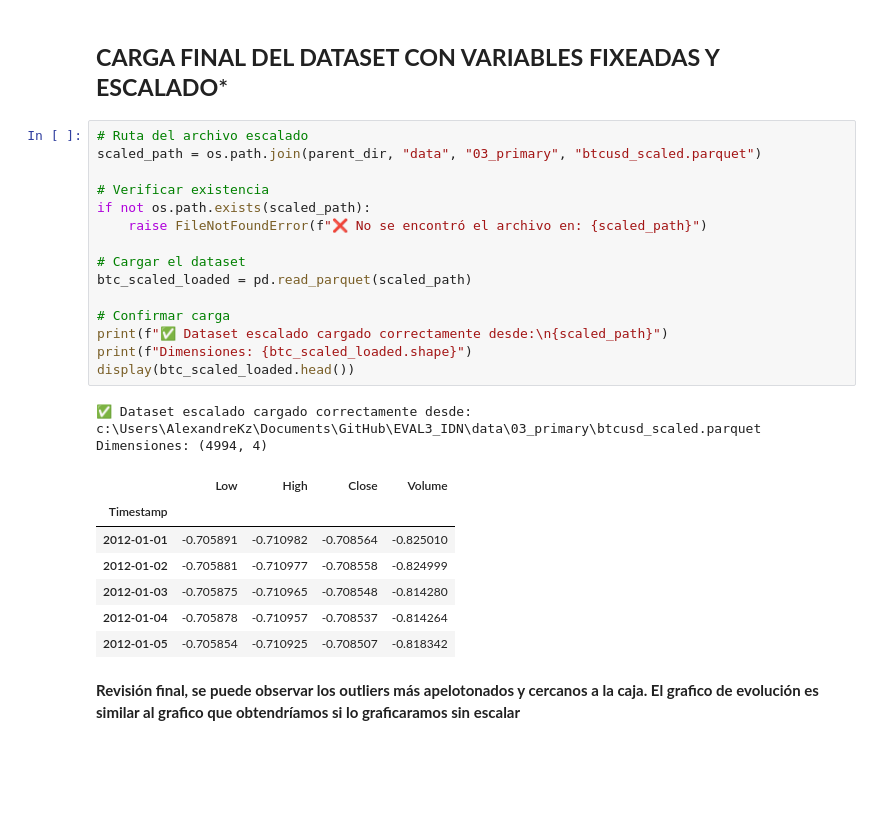
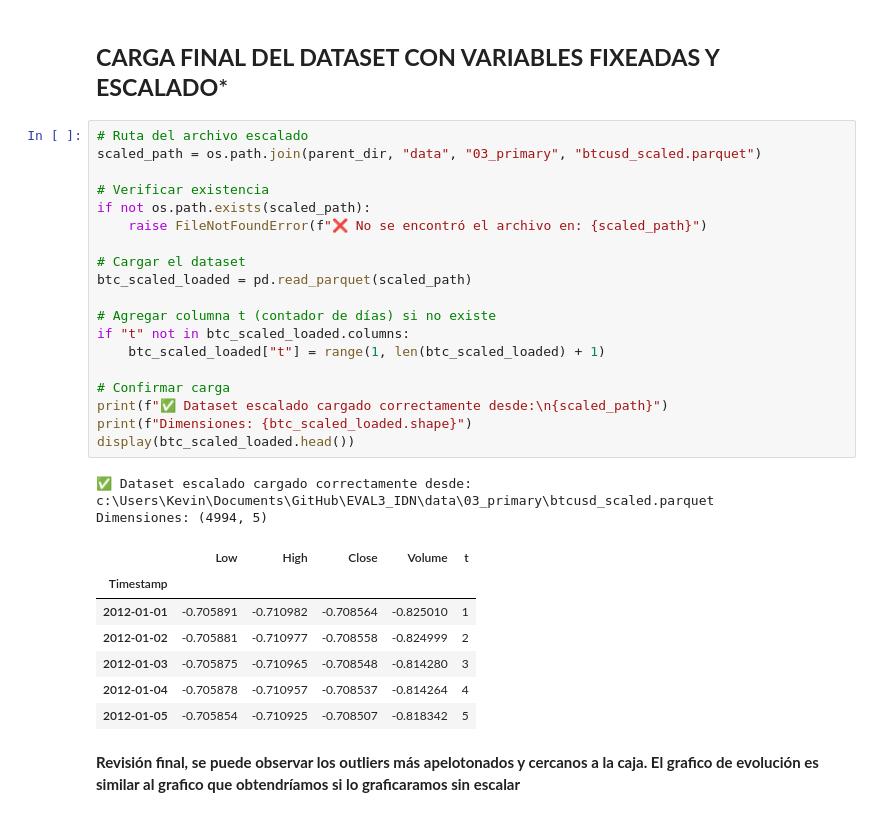
Before and after one commit to AlexandreKc/SUMATIVA2_IDN, a Jupyter notebook: notebook/BI_T3_SebastianCarrera.ipynb, the cells around one changed output. Saved outputs shown, nothing was run; the diff lists cells and outputs as text; blank space fills up the shorter version.

```diff
--- a/notebook/BI_T3_SebastianCarrera.ipynb
+++ b/notebook/BI_T3_SebastianCarrera.ipynb
@@ -315,29 +315,33 @@ c:\Users\AlexandreKz\Documents\GitHub\EVAL3_IDN\data\03_primary\btcusd_scaled.pa
 # %%
 # Ruta del archivo escalado
 scaled_path = os.path.join(parent_dir, "data", "03_primary", "btcusd_scaled.parquet")
 
 # Verificar existencia
 if not os.path.exists(scaled_path):
     raise FileNotFoundError(f"❌ No se encontró el archivo en: {scaled_path}")
 
 # Cargar el dataset
 btc_scaled_loaded = pd.read_parquet(scaled_path)
 
+# Agregar columna t (contador de días) si no existe
+if "t" not in btc_scaled_loaded.columns:
+    btc_scaled_loaded["t"] = range(1, len(btc_scaled_loaded) + 1)
+
 # Confirmar carga
 print(f"✅ Dataset escalado cargado correctamente desde:\n{scaled_path}")
 print(f"Dimensiones: {btc_scaled_loaded.shape}")
 display(btc_scaled_loaded.head())
 # %% [output]
 ✅ Dataset escalado cargado correctamente desde:
-c:\Users\AlexandreKz\Documents\GitHub\EVAL3_IDN\data\03_primary\btcusd_scaled.parquet
-Dimensiones: (4994, 4)
+c:\Users\Kevin\Documents\GitHub\EVAL3_IDN\data\03_primary\btcusd_scaled.parquet
+Dimensiones: (4994, 5)
-|  | Low | High | Close | Volume |
-| Timestamp |  |  |  |  |
-| 2012-01-01 | -0.705891 | -0.710982 | -0.708564 | -0.825010 |
-| 2012-01-02 | -0.705881 | -0.710977 | -0.708558 | -0.824999 |
-| 2012-01-03 | -0.705875 | -0.710965 | -0.708548 | -0.814280 |
-| 2012-01-04 | -0.705878 | -0.710957 | -0.708537 | -0.814264 |
-| 2012-01-05 | -0.705854 | -0.710925 | -0.708507 | -0.818342 |
+|  | Low | High | Close | Volume | t |
+| Timestamp |  |  |  |  |  |
+| 2012-01-01 | -0.705891 | -0.710982 | -0.708564 | -0.825010 | 1 |
+| 2012-01-02 | -0.705881 | -0.710977 | -0.708558 | -0.824999 | 2 |
+| 2012-01-03 | -0.705875 | -0.710965 | -0.708548 | -0.814280 | 3 |
+| 2012-01-04 | -0.705878 | -0.710957 | -0.708537 | -0.814264 | 4 |
+| 2012-01-05 | -0.705854 | -0.710925 | -0.708507 | -0.818342 | 5 |
 # %% [markdown]
 **Revisión final, se puede observar los outliers más apelotonados y cercanos a la caja. El grafico de evolución es similar al grafico que obtendríamos si lo graficaramos sin escalar**
 # %%
```
Also changed, not shown: parts of 18 cells of this notebook.
